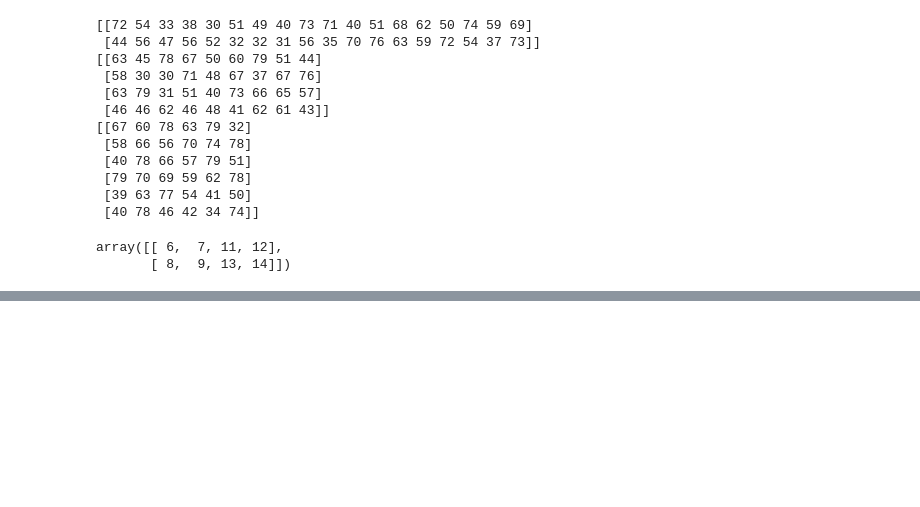
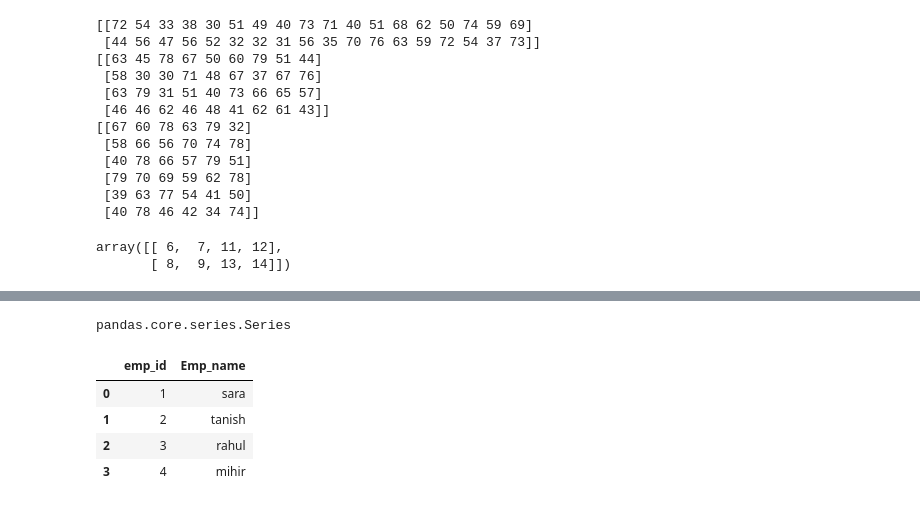
Before and after one commit to saransh437/Python_practice, a Jupyter notebook: Advance_python.ipynb, the cells around one changed output, grey strips where cells are left out. Saved outputs shown, nothing was run; the diff lists cells and outputs as text; code cells hidden in the pictures; blank space fills up the shorter version.

```diff
--- a/Advance_python.ipynb
+++ b/Advance_python.ipynb
@@ -262,0 +296,20 @@ array([[ 6,  7, 11, 12],
+# %%
+type(a)
+# %% [output]
+pandas.core.series.Series
+# %%
+### DataFrame
+
+a = {
+    'emp_id':[1,2,3,4],
+    'Emp_name':['sara' , 'tanish' , 'rahul','mihir']
+}
+# %%
+df = pd.DataFrame(a)
+df
+# %% [output]
+|  | emp_id | Emp_name |
+| 0 | 1 | sara |
+| 1 | 2 | tanish |
+| 2 | 3 | rahul |
+| 3 | 4 | mihir |
```
Also changed, not shown: parts of 17 cells of this notebook.
